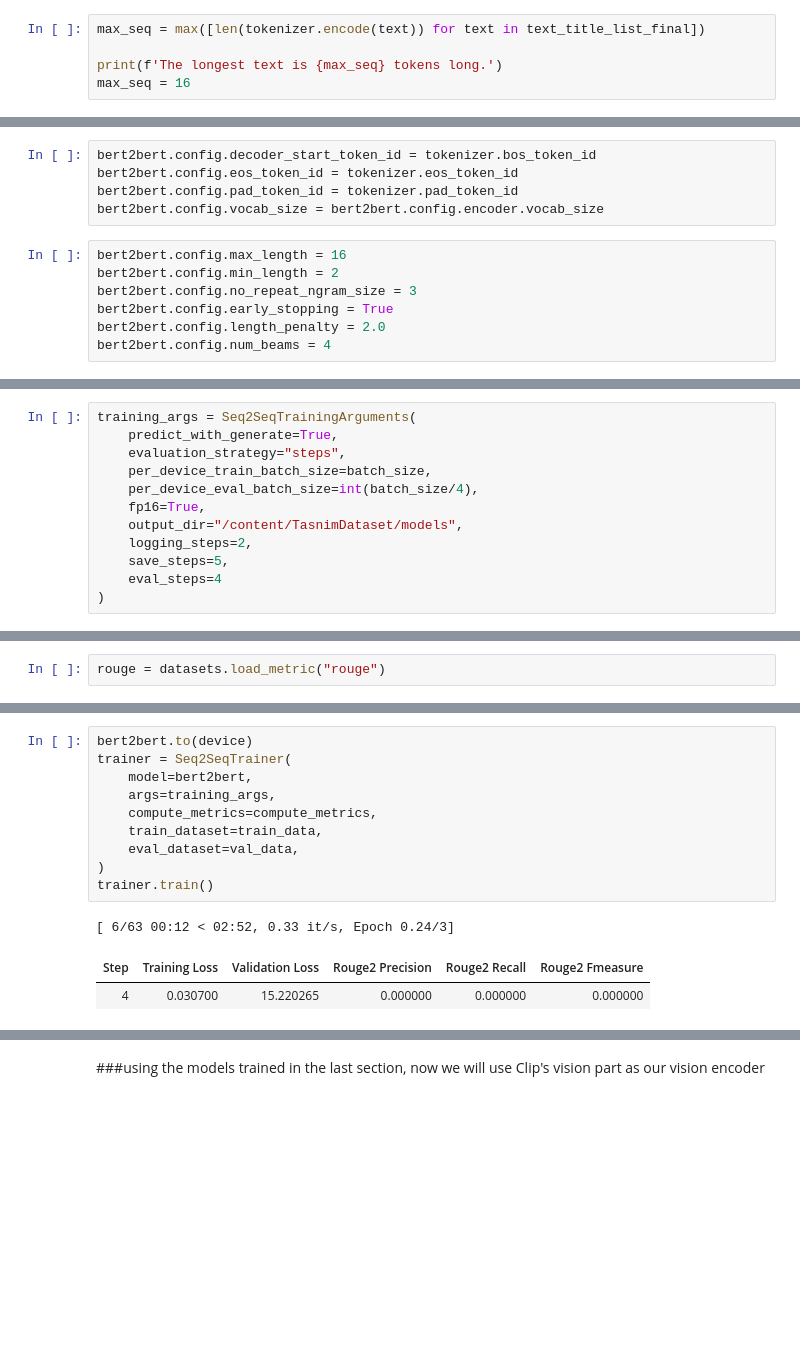
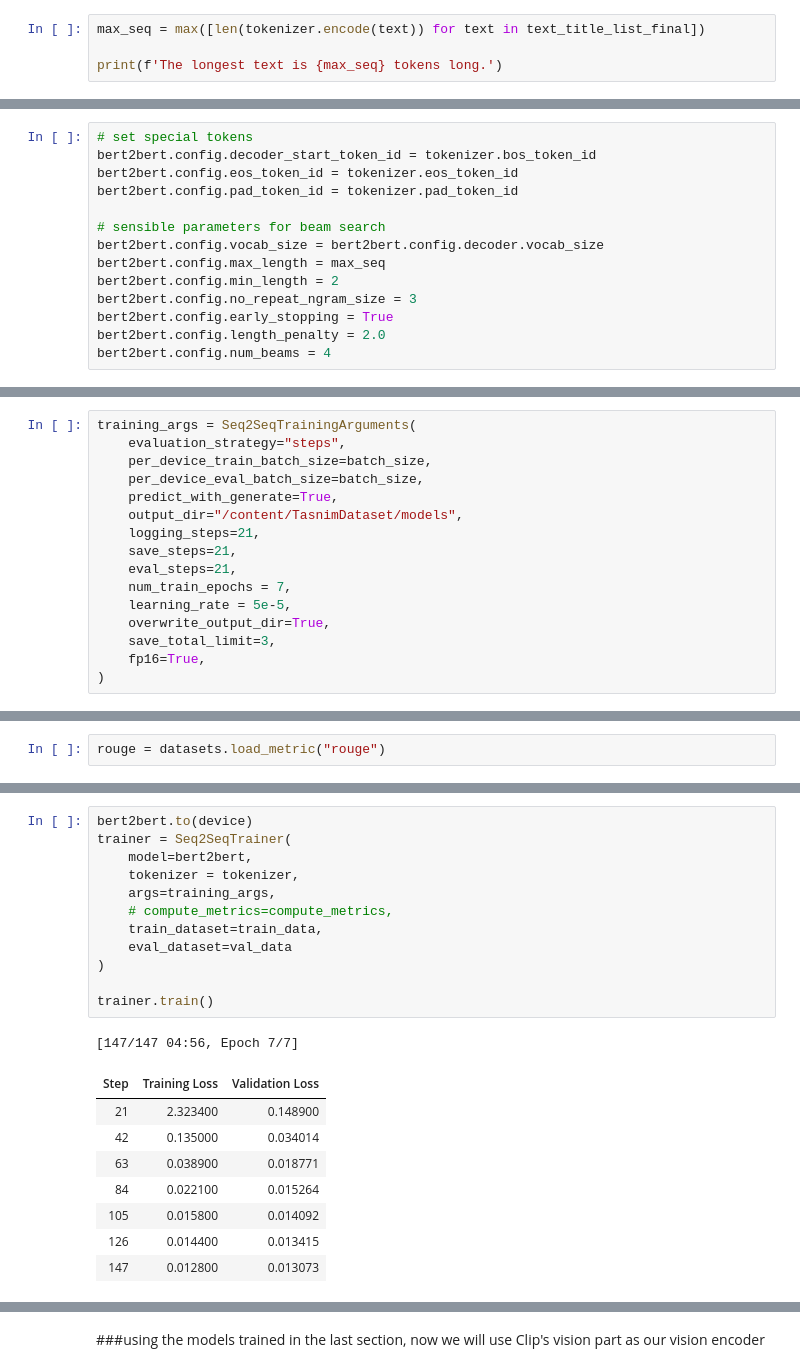
Before and after one commit to AAhmadS/Joint-latent-space-learning, a Jupyter notebook: NLP_HW3.ipynb, the cells around one changed output, grey strips where cells are left out. Cells and saved outputs as stored; diff of their text form; blank space fills up the shorter version.

```diff
--- a/NLP_HW3.ipynb
+++ b/NLP_HW3.ipynb
@@ -208,7 +188,6 @@ plt.show()
 max_seq = max([len(tokenizer.encode(text)) for text in text_title_list_final])
 
 print(f'The longest text is {max_seq} tokens long.')
-max_seq = 16
 # %% [output]
 The longest text is 23 tokens long.
 # %%
@@ -334,15 +330,17 @@ You should probably TRAIN this model on a down-stream task to be able to use it
 # %%
+# set special tokens
 bert2bert.config.decoder_start_token_id = tokenizer.bos_token_id
 bert2bert.config.eos_token_id = tokenizer.eos_token_id
 bert2bert.config.pad_token_id = tokenizer.pad_token_id
-bert2bert.config.vocab_size = bert2bert.config.encoder.vocab_size
+
+# sensible parameters for beam search
+bert2bert.config.vocab_size = bert2bert.config.decoder.vocab_size
+bert2bert.config.max_length = max_seq
+bert2bert.config.min_length = 2
+bert2bert.config.no_repeat_ngram_size = 3
+bert2bert.config.early_stopping = True
+bert2bert.config.length_penalty = 2.0
+bert2bert.config.num_beams = 4
-# %%
-bert2bert.config.max_length = 16
-bert2bert.config.min_length = 2
-bert2bert.config.no_repeat_ngram_size = 3
-bert2bert.config.early_stopping = True
-bert2bert.config.length_penalty = 2.0
-bert2bert.config.num_beams = 4
 # %%
 %%capture
 !rm seq2seq_trainer.py
@@ -383,14 +380,18 @@ Requirement already satisfied: idna<4,>=2.5 in /usr/local/lib/python3.10/dist-pa
 # %%
 training_args = Seq2SeqTrainingArguments(
-    predict_with_generate=True,
     evaluation_strategy="steps",
     per_device_train_batch_size=batch_size,
-    per_device_eval_batch_size=int(batch_size/4),
+    per_device_eval_batch_size=batch_size,
+    predict_with_generate=True,
+    output_dir="/content/TasnimDataset/models",
+    logging_steps=21,
+    save_steps=21,
+    eval_steps=21,
+    num_train_epochs = 7,
+    learning_rate = 5e-5,
+    overwrite_output_dir=True,
+    save_total_limit=3,
     fp16=True,
-    output_dir="/content/TasnimDataset/models",
-    logging_steps=2,
-    save_steps=5,
-    eval_steps=4
 )
 # %%
 import datasets
@@ -417,14 +426,22 @@ def compute_metrics(pred):
 # %%
 bert2bert.to(device)
 trainer = Seq2SeqTrainer(
     model=bert2bert,
+    tokenizer = tokenizer,
     args=training_args,
-    compute_metrics=compute_metrics,
+    # compute_metrics=compute_metrics,
     train_dataset=train_data,
-    eval_dataset=val_data,
+    eval_dataset=val_data
 )
+
 trainer.train()
 # %% [output]
-[ 6/63 00:12 < 02:52, 0.33 it/s, Epoch 0.24/3]
+[147/147 04:56, Epoch 7/7]
-| Step | Training Loss | Validation Loss | Rouge2 Precision | Rouge2 Recall | Rouge2 Fmeasure |
-| 4 | 0.030700 | 15.220265 | 0.000000 | 0.000000 | 0.000000 |
+| Step | Training Loss | Validation Loss |
+| 21 | 2.323400 | 0.148900 |
+| 42 | 0.135000 | 0.034014 |
+| 63 | 0.038900 | 0.018771 |
+| 84 | 0.022100 | 0.015264 |
+| 105 | 0.015800 | 0.014092 |
+| 126 | 0.014400 | 0.013415 |
+| 147 | 0.012800 | 0.013073 |
```
Also changed, not shown: parts of 29 cells of this notebook.
